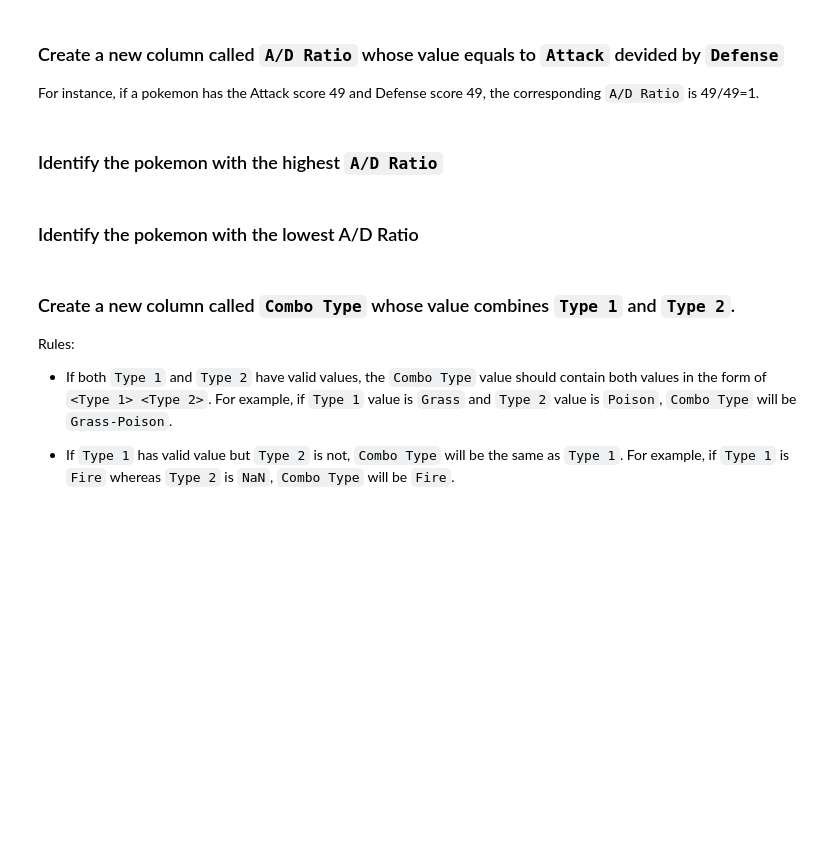
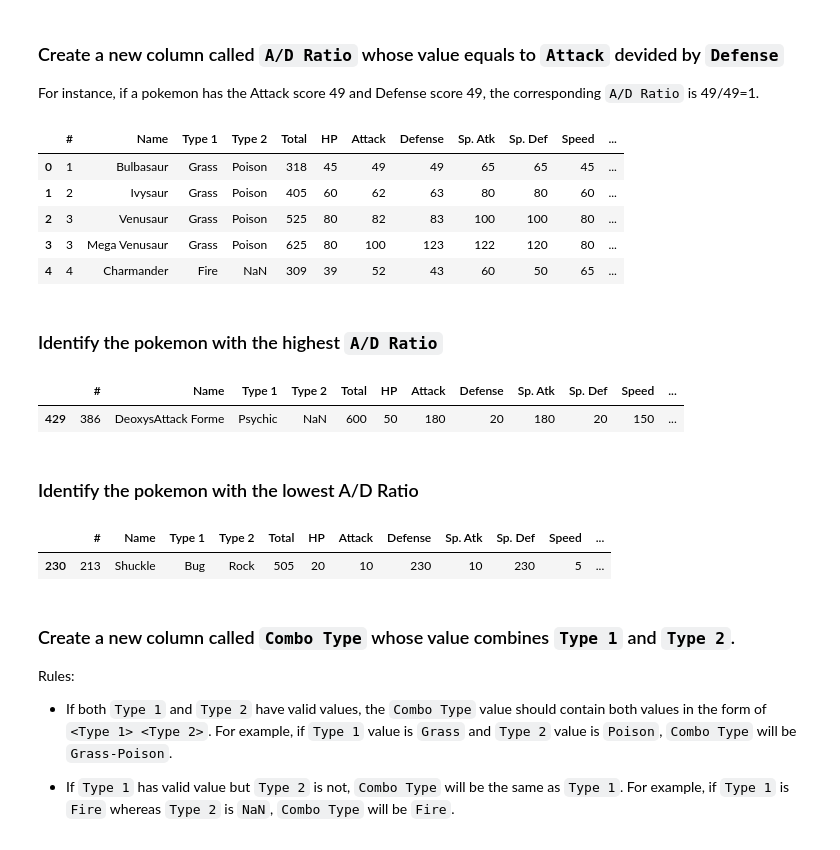
Before and after one commit to marinapm90/data-labs, a Jupyter notebook: module-2/lab-df-calculation-and-transformation/your-code/challenge-1.ipynb, the cells around one changed output. Cells and saved outputs as stored; diff of their text form; code cells hidden in the pictures; blank space fills up the shorter version.

Commit message:
terminado pokemon hazte con todos

```diff
--- a/module-2/lab-df-calculation-and-transformation/your-code/challenge-1.ipynb
+++ b/module-2/lab-df-calculation-and-transformation/your-code/challenge-1.ipynb
@@ -117,14 +117,33 @@ pokemon.head(10)
 For instance, if a pokemon has the Attack score 49 and Defense score 49, the corresponding `A/D Ratio` is 49/49=1.
 # %%
 # enter your code here
+pokemon['A/D Ratio'] = pokemon.Attack / pokemon.Defense
+
+pokemon.head()
+# %% [output]
+|  | # | Name | Type 1 | Type 2 | Total | HP | Attack | Defense | Sp. Atk | Sp. Def | Speed | ... |
+| 0 | 1 | Bulbasaur | Grass | Poison | 318 | 45 | 49 | 49 | 65 | 65 | 45 | ... |
+| 1 | 2 | Ivysaur | Grass | Poison | 405 | 60 | 62 | 63 | 80 | 80 | 60 | ... |
+| 2 | 3 | Venusaur | Grass | Poison | 525 | 80 | 82 | 83 | 100 | 100 | 80 | ... |
+| 3 | 3 | Mega Venusaur | Grass | Poison | 625 | 80 | 100 | 123 | 122 | 120 | 80 | ... |
+| 4 | 4 | Charmander | Fire | NaN | 309 | 39 | 52 | 43 | 60 | 50 | 65 | ... |
 # %% [markdown]
 ### Identify the pokemon with the highest `A/D Ratio`
 # %%
 # enter your code here
+
+pokemon.sort_values(by='A/D Ratio', ascending =False)[0:1]
+# %% [output]
+|  | # | Name | Type 1 | Type 2 | Total | HP | Attack | Defense | Sp. Atk | Sp. Def | Speed | ... |
+| 429 | 386 | DeoxysAttack Forme | Psychic | NaN | 600 | 50 | 180 | 20 | 180 | 20 | 150 | ... |
 # %% [markdown]
 ### Identify the pokemon with the lowest A/D Ratio
 # %%
 # enter your code here
+pokemon.sort_values(by='A/D Ratio', ascending =True)[0:1]
+# %% [output]
+|  | # | Name | Type 1 | Type 2 | Total | HP | Attack | Defense | Sp. Atk | Sp. Def | Speed | ... |
+| 230 | 213 | Shuckle | Bug | Rock | 505 | 20 | 10 | 230 | 10 | 230 | 5 | ... |
 # %% [markdown]
 ### Create a new column called `Combo Type` whose value combines `Type 1` and `Type 2`.
 
```
Also changed, not shown: parts of 7 cells of this notebook.
